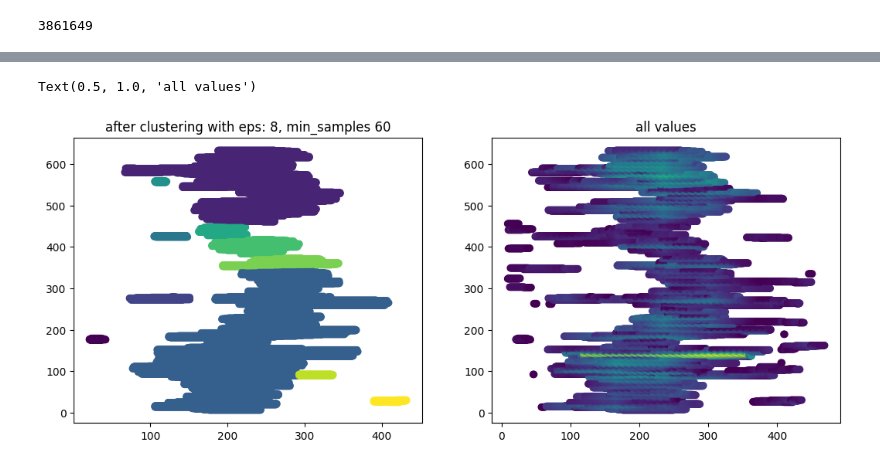
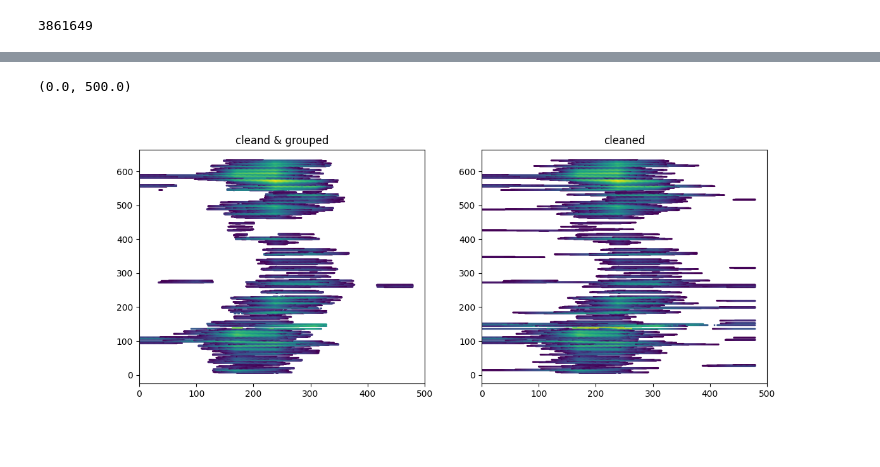
Before and after one commit to wszystko1/Timestaming-using-ENF-, a Jupyter notebook: extract.ipynb, the cells around one changed output, grey strips where cells are left out. Cells and saved outputs as stored; diff of their text form; code cells hidden in the pictures.

Commit message:
Improved process of noise removal. Tuned parameters of dbscan.

```diff
--- a/extract.ipynb
+++ b/extract.ipynb
@@ -124,11 +123,11 @@ mean_color = X[:, 2].mean()
 max_color = X[:, 2].max()
 print(mean_color, max_color)
 
-X_fileterd = X.copy()
-X_fileterd = X_fileterd[X_fileterd[:, 2] > mean_color * 1.1, :]
+X_filtered = X.copy()
+X_filtered = X_filtered[X_filtered[:, 2] > mean_color * 1.15, :]
 
 plt.figure(figsize=(6.4, 4.8))
-plt.scatter(X_fileterd[:, 0], X_fileterd[:, 1], c=X_fileterd[:, 2], s=2)
+plt.scatter(X_filtered[:, 0], X_filtered[:, 1], c=X_filtered[:, 2], s=2)
 plt.show()
 # %% [output]
 141.34073893229166 246
@@ -189,18 +251,25 @@ X_scaled = np.column_stack((X_cleaned[:, [0, 1]], X_cleaned[:, 2] / 100))
-# %%
-metric = 'euclidean'
-model = DBSCAN(eps = 8, min_samples = 60, metric = metric)
-model.fit(X_scaled)
-
-label_mask = model.labels_ != -1
-
-X_grouped = X_scaled[label_mask]
-labels = model.labels_[label_mask]
 # %%
+from sklearn.cluster import DBSCAN
+
+def group(data, eps, min_samples):
+    metric = 'euclidean'
+    # model = DBSCAN(eps = 0.11, min_samples = 40, metric = metric)
+    model = DBSCAN(eps = eps, min_samples = min_samples, metric = metric)
+    model.fit(data)
+
+    label_mask = model.labels_ != -1
+    data = data[label_mask]
+    return data
+
+X_grouped = group(X_cleaned.copy(), 11, 100)
+
 fig, ax = plt.subplots(1, 2, figsize=(6.4 * 2, 4.8))
-ax[0].scatter(X_grouped[:, 0], X_grouped[:, 1], c=labels)
-ax[0].set_title(f'after clustering with eps: {8}, min_samples {60}')
-ax[1].scatter(X_cleaned[:, 0], X_cleaned[:, 1], c=X_cleaned[:, 2])
-ax[1].set_title('all values')
+ax[0].scatter(X_grouped[:, 0], X_grouped[:, 1], c=X_grouped[:, 2], s=1)
+ax[0].set_title('cleand & grouped')
+ax[0].set_xlim(0, 500)
+ax[1].scatter(X_cleaned[:, 0], X_cleaned[:, 1], c=X_cleaned[:, 2], s=1)
+ax[1].set_title('cleaned')
+ax[1].set_xlim(0, 500)
 # %% [output]
-Text(0.5, 1.0, 'all values')
+(0.0, 500.0)
-[figure, old version]
+[figure, new version]
```
Also changed, not shown: parts of 15 cells of this notebook.
